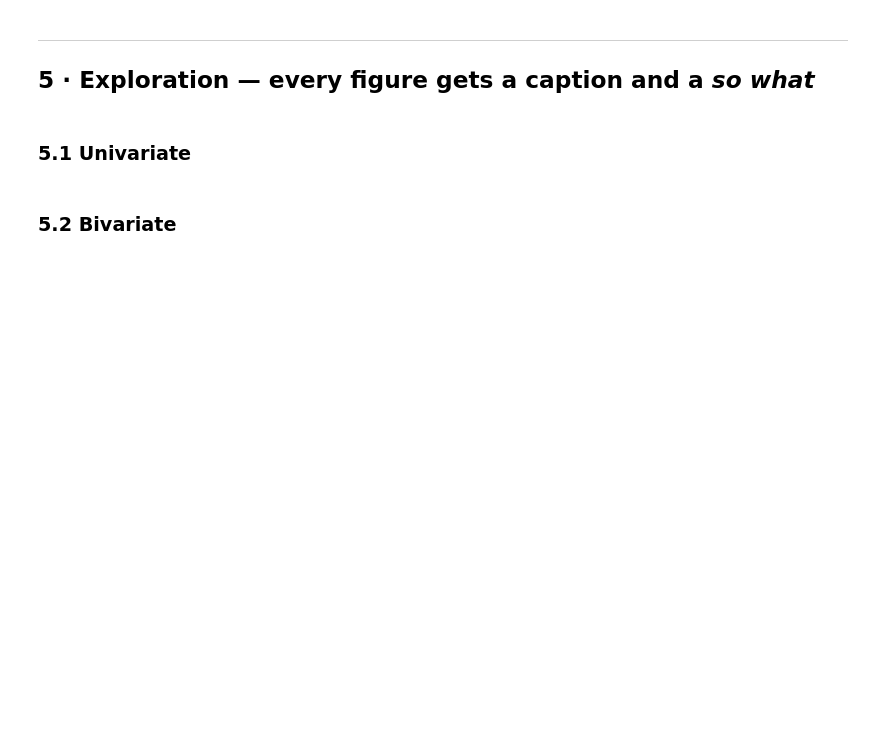
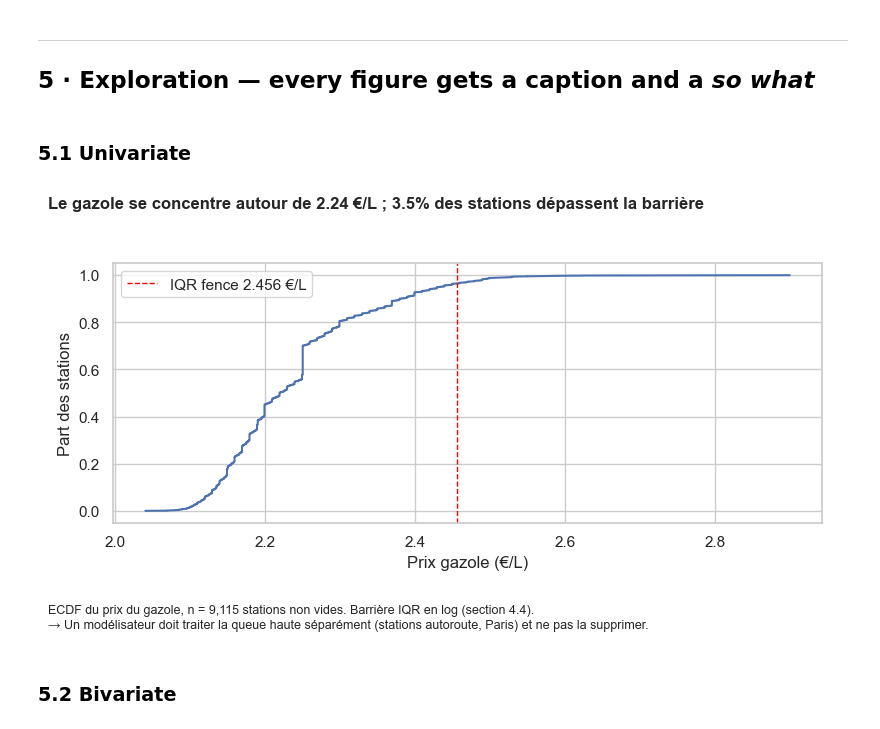
Before and after one commit to Martinvllee/Fuel-Prices-project, a Jupyter notebook: project_02_fuel_prices_v3.ipynb, the cells around one changed output. Cells and saved outputs as stored; diff of their text form; code cells hidden in the pictures; blank space fills up the shorter version.

Commit message:
section 4 et 5 faites manque la 6

```diff
--- a/project_02_fuel_prices_v3.ipynb
+++ b/project_02_fuel_prices_v3.ipynb
@@ -57,6 +57,7 @@ REPORT_DIR = "reports"
 CACHE_HOURS = 24 * 7                              # re-use API responses for a week
 IQR_K = 1.5
 MAX_MISSING_SHARE = 0.30
+MAJ_TOLERANCE_MIN = 10                            # minutes: prices updated while the pages are downloaded
 PRICE_MIN, PRICE_MAX = 0.5, 3.5                  # EUR per litre: outside = typo or error
 FR_LAT, FR_LON = (41.0, 51.5), (-5.5, 9.8)       # metropolitan France incl. Corsica
 
@@ -241,6 +281,7 @@ RENAME = {
     "adresse": "adresse",
     "departement": "departement",
     "region": "region",
+    "carburants_indisponibles": "carburants_indisponibles",   # kept to test whether a missing SP95 means "not sold"
     "geom_lat": "lat",               # WGS84 degrees. NOT 'latitude': Lambert 93 metres in the export
     "geom_lon": "lon",
     "gazole_prix": "prix_gazole", "gazole_maj": "maj_gazole",
@@ -272,6 +313,7 @@ for f in FUELS:
 
 # --- 3.4c Contract ---
 COLLECTED_NAIVE = pd.Timestamp(collected_at).tz_convert("UTC").tz_localize(None)
+UPDATE_LIMIT = COLLECTED_NAIVE + pd.Timedelta(minutes=MAJ_TOLERANCE_MIN)   # see MAJ_TOLERANCE_MIN in parameters
 
 def in_range(lo, hi, name):
     return pa.Check.in_range(lo, hi, include_min=True, include_max=True, name=name)
@@ -283,7 +325,7 @@ price_cols = {
     for f in FUELS}
 maj_cols = {
     f"maj_{f}": pa.Column(pa.DateTime, nullable=True,
-        checks=pa.Check(lambda s: s.dropna() <= COLLECTED_NAIVE, name="update not in the future"),
+        checks=pa.Check(lambda s: s.dropna() <= UPDATE_LIMIT, name="update not in the future (with tolerance)"),
         description="nullable: empty when the matching price is empty")
     for f in FUELS}
 
@@ -294,6 +336,7 @@ schema_raw = pa.DataFrameSchema({
     "adresse": pa.Column(str, nullable=False),
     "departement": pa.Column(str, nullable=True, description="nullable: same 4 rows as ville"),
     "region": pa.Column(str, nullable=True, description="nullable: same 4 rows as ville"),
+    "carburants_indisponibles": pa.Column(str, nullable=True, description="nullable: empty when the station lists no unavailable fuel"),
     "lat": pa.Column(float, nullable=False, checks=in_range(*FR_LAT, "latitude inside France")),
     "lon": pa.Column(float, nullable=False, checks=in_range(*FR_LON, "longitude inside France")),
     **price_cols, **maj_cols,
@@ -405,10 +612,22 @@ clean = df.copy()      # TODO: this should be your cleaned data after Section 4
 # %% [markdown]
 ### 5.1 Univariate
 # %%
-# TODO: one figure showing the distribution of your key variable (ECDF before `.describe()`)
-# fig, ax = plt.subplots(figsize=(8, 4))
-# ...
-# show(fig, "<title that states the finding>", "<what the figure shows>", "<what a modeller should do>", "5_1")
+# 5.1 Univariate: distribution of the key variable, prix_gazole (ECDF first, then the numbers)
+x = np.sort(df["prix_gazole"].dropna().to_numpy())
+ecdf_y = np.arange(1, len(x) + 1) / len(x)
+share_above = float((x > hi).mean())     # hi: IQR fence from Section 4.4
+fig, ax = plt.subplots(figsize=(8, 4))
+ax.plot(x, ecdf_y, lw=1.5)
+ax.axvline(hi, color="red", ls="--", lw=1, label=f"IQR fence {hi:.3f} €/L")
+ax.set_xlabel("Prix gazole (€/L)"); ax.set_ylabel("Part des stations")
+ax.legend()
+show(fig,
+     f"Le gazole se concentre autour de {x.mean():.2f} €/L ; {share_above:.1%} des stations dépassent la barrière",
+     f"ECDF du prix du gazole, n = {len(x):,} stations non vides. Barrière IQR en log (section 4.4).",
+     "Un modélisateur doit traiter la queue haute séparément (stations autoroute, Paris) et ne pas la supprimer.",
+     "5_1")
+# %% [output]
+[figure, added]
 # %% [markdown]
 ### 5.2 Bivariate
 # %%
```
Also changed, not shown: parts of 21 cells of this notebook, 9 other files.
